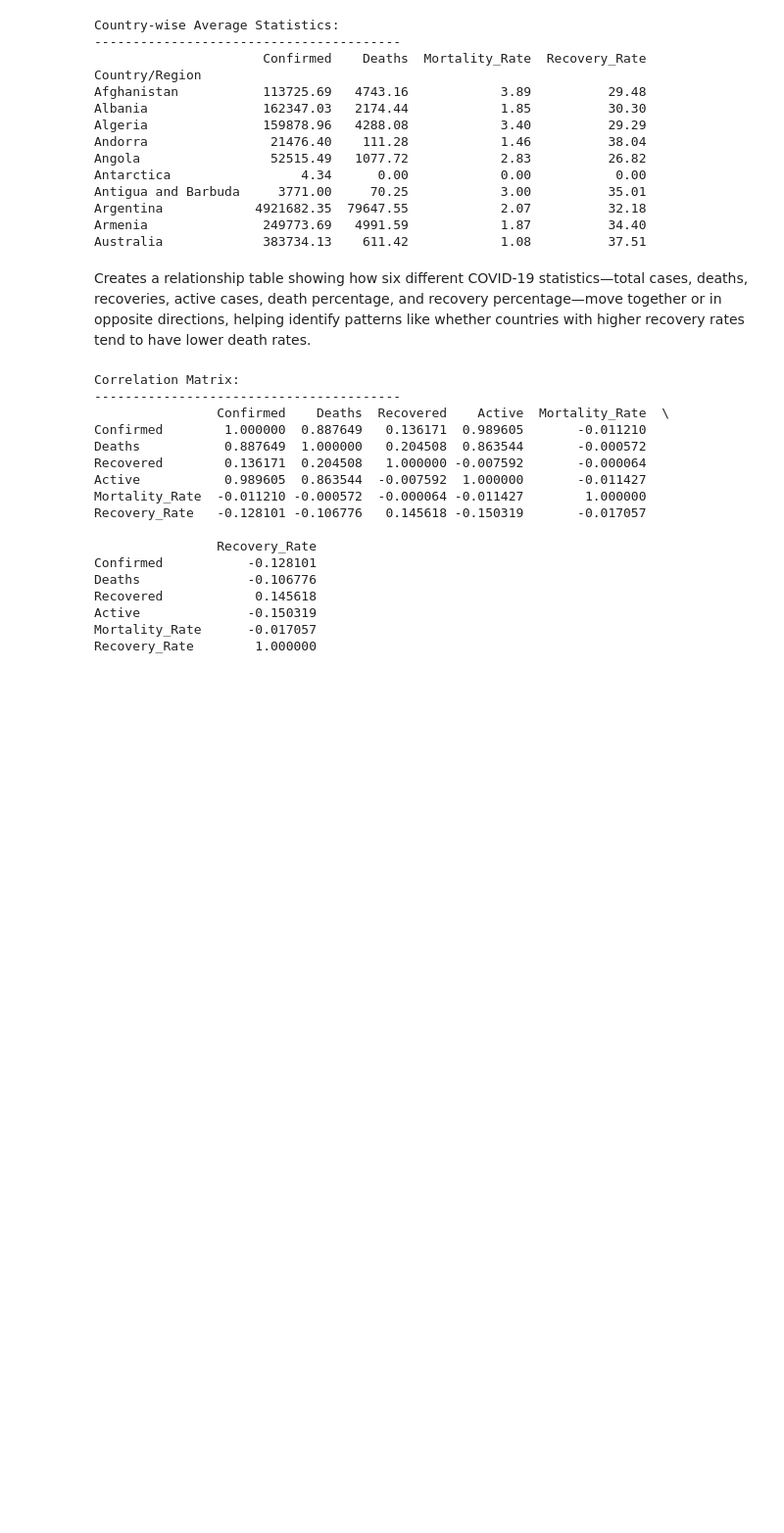
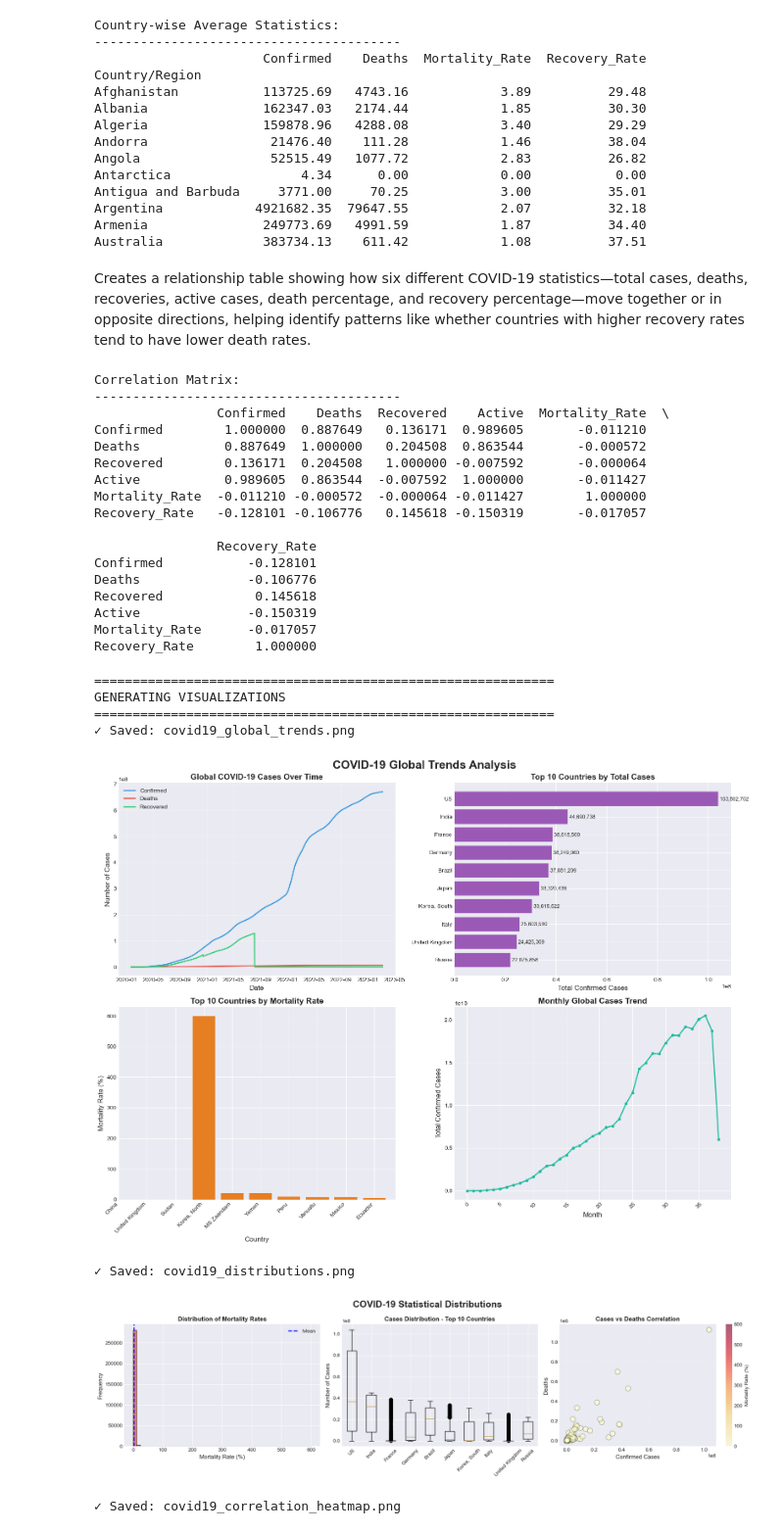
Before and after one commit to syedmbilalshah06-spec/Programming-For-AI-Semester-Project-, a Jupyter notebook: PAI Project.ipynb, the cells around one changed output. Shown: that part at 98% size. Saved outputs shown, nothing was run; the diff lists cells and outputs as text; code cells hidden in the pictures; blank space fills up the shorter version.

```diff
--- a/PAI Project.ipynb
+++ b/PAI Project.ipynb
@@ -231,6 +231,10 @@ df = confirmed_long.merge(
 
 print(f"Combined dataset created: {df.shape}")
 print(f"Date range: {df['Date'].min()} to {df['Date'].max()}")
+
+# Extract temporal features early (Year and Month)
+df['Year'] = df['Date'].dt.year
+df['Month'] = df['Date'].dt.month
 # %% [output]
 Combined dataset created: (306324, 8)
 Date range: 2020-01-22 00:00:00 to 2023-03-09 00:00:00
@@ -449,11 +466,12 @@ fig, axes = plt.subplots(1, 3, figsize=(18, 5))
 fig.suptitle('COVID-19 Statistical Distributions', fontsize=18, fontweight='bold')
 
 # Histogram of mortality rates
-axes[0].hist(df['Mortality_Rate'].dropna(), bins=50, color='#e74c3c', alpha=0.7, edgecolor='black')
+mortality_rates_clean = df['Mortality_Rate'].replace([np.inf, -np.inf], np.nan).dropna()
+axes[0].hist(mortality_rates_clean, bins=50, color='#e74c3c', alpha=0.7, edgecolor='black')
 axes[0].set_title('Distribution of Mortality Rates', fontsize=12, fontweight='bold')
 axes[0].set_xlabel('Mortality Rate (%)', fontsize=11)
 axes[0].set_ylabel('Frequency', fontsize=11)
-axes[0].axvline(df['Mortality_Rate'].mean(), color='blue', linestyle='--', linewidth=2, label='Mean')
+axes[0].axvline(mortality_rates_clean.mean(), color='blue', linestyle='--', linewidth=2, label='Mean')
 axes[0].legend()
 
 # Boxplot of cases by country (FIXED COLUMN NAME)
@@ -464,30 +482,39 @@ axes[1].boxplot(boxplot_data, labels=top_countries_list)
 axes[1].set_title('Cases Distribution - Top 10 Countries', fontsize=12, fontweight='bold')
 axes[1].set_ylabel('Number of Cases', fontsize=11)
 axes[1].tick_params(axis='x', rotation=45)
 
 # Scatter plot: Cases vs Deaths (FIXED COLUMN NAME)
 latest_by_country = df[df['Date'] == df['Date'].max()]
 axes[2].scatter(latest_by_country['Confirmed'], latest_by_country['Deaths'],
                 alpha=0.6, s=100, c=latest_by_country['Mortality_Rate'],
                 cmap='YlOrRd', edgecolors='black', linewidth=0.5)
 axes[2].set_title('Cases vs Deaths Correlation', fontsize=12, fontweight='bold')
 axes[2].set_xlabel('Confirmed Cases', fontsize=11)
 axes[2].set_ylabel('Deaths', fontsize=11)
 axes[2].grid(True, alpha=0.3)
 cbar = plt.colorbar(axes[2].collections[0], ax=axes[2])
 cbar.set_label('Mortality Rate (%)', fontsize=10)
 
 plt.tight_layout()
 plt.savefig('covid19_distributions.png', dpi=300, bbox_inches='tight')
 print("✓ Saved: covid19_distributions.png")
 plt.show()
 
 # Figure 3: Heatmap
 plt.figure(figsize=(10, 8))
 sns.heatmap(correlation_matrix, annot=True, fmt='.2f', cmap='coolwarm',
             center=0, square=True, linewidths=1, cbar_kws={"shrink": 0.8})
 plt.title('Correlation Heatmap of COVID-19 Metrics', fontsize=16, fontweight='bold', pad=20)
 plt.tight_layout()
 plt.savefig('covid19_correlation_heatmap.png', dpi=300, bbox_inches='tight')
 print("✓ Saved: covid19_correlation_heatmap.png")
 plt.show()
+# %% [output]
+============================================================
+GENERATING VISUALIZATIONS
+============================================================
+✓ Saved: covid19_global_trends.png
+[figure, added]
+✓ Saved: covid19_distributions.png
+[figure, added]
+✓ Saved: covid19_correlation_heatmap.png
```
Also changed, not shown: parts of 7 cells of this notebook, 6 other files.
